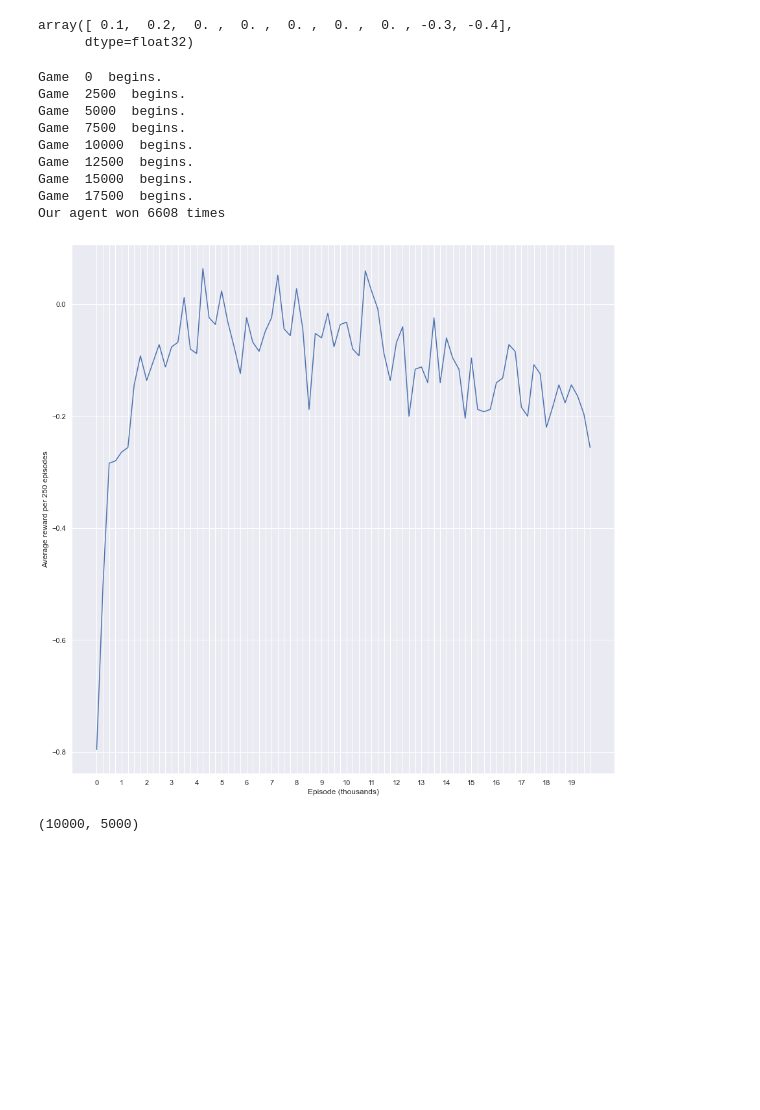
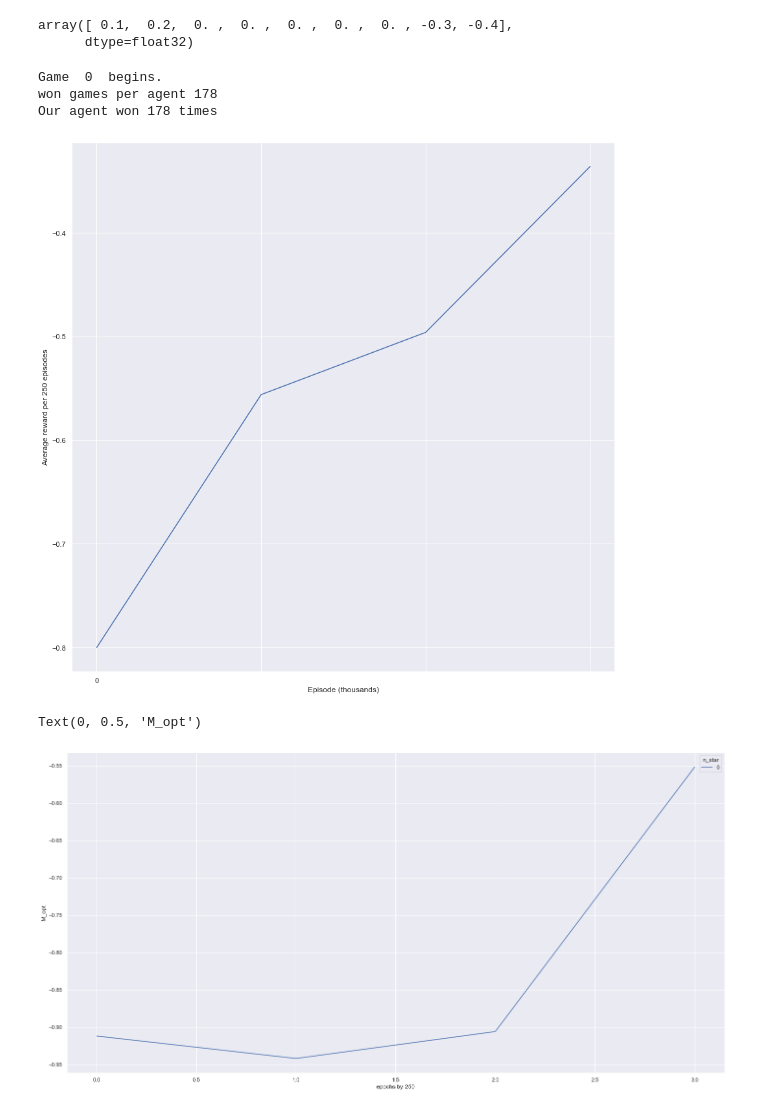
Before and after one commit to jirkalhotka/RL_TicTacToe, a Jupyter notebook: tic_tac_toe_w_res.ipynb, the cells around one changed output. Drawn from its saved outputs; the diff is of its cells as text; code cells hidden in the pictures; blank space fills up the shorter version.

```diff
--- a/tic_tac_toe_w_res.ipynb
+++ b/tic_tac_toe_w_res.ipynb
@@ -1275,42 +1285,64 @@ class DQN_Player(BasePlayer):
 # %%
 import matplotlib.pyplot as plt
 
-q11_epsilon = 0.1 # Chosen because they use this in Q2 so this will allow us to nicely compare
+q11_epsilon = 0.1 # Chosen because they use this in q2 so this will allow us to nicely compare
 
-q11_max_games = 20000
-q11_dqn_player = DQN_Player(env, _epsilon=q11_epsilon)
+q11_max_games = MAX_GAMES_DEFAULT
+q11_dqn_player = DQN_Player(_epsilon=q11_epsilon)
+q11_epoch_size = 250
+q11_rewards = []
 q11_avgs = []
-q11_rewards = []
+q11_M_opt = []
+q11_M_rand = []
 q11_total_wins = 0
 
-for game_epoch in range(q11_max_games//250):
-    if game_epoch % 10 == 0:
-        print('Game ', game_epoch*250, ' begins.')
-    run_rewards = run_n_games_against_opt(_max_games_number=250, _our_player=q11_dqn_player, _opponent_epsilon=0.5, \
+for game_epoch in range(q11_max_games//q11_epoch_size):
+    if game_epoch % 20 == 0:
+        print('Game ', game_epoch*q11_epoch_size, ' begins.')
+
+    # Run 250 games with updating Q-vals and observe reward (exec 2)
+    q11_run_rewards = run_n_games_against_opt(_max_games_number=250, _our_player=q11_dqn_player, _opponent_epsilon=0.5, \
             _our_player_new_game_epsilon=lambda game_number_n: q11_epsilon, _update_q_values=True, _throw_error_on_illegal_moves=False)
-    q11_rewards+=run_rewards
-    q11_avgs.append(np.average(run_rewards))
-    q11_total_wins += sum(1 if rew ==1 else 0 for rew in run_rewards)
+    q11_avgs.append(np.average(q11_run_rewards))
+    q11_rewards += q11_run_rewards
+    q11_total_wins += sum(1 if rew ==1 else 0 for rew in q11_run_rewards)
+
+    # Run 500 games for M_opt calculation
+    q11_M_opt_rewards = run_n_games_against_opt(_max_games_number=500, _our_player=q11_dqn_player, _opponent_epsilon=0, \
+        _our_player_new_game_epsilon=lambda game_number_n: 0, _update_q_values=False, _throw_error_on_illegal_moves=False)
+    q11_M_opt.append(np.average(q11_M_opt_rewards))
+
+
+    # Run 500 games for M_rand calculation
+    M_rand_rewards = run_n_games_against_opt(_max_games_number=500, _our_player=q11_dqn_player, _opponent_epsilon=1, \
+        _our_player_new_game_epsilon=lambda game_number_n: 0, _update_q_values=False, _throw_error_on_illegal_moves=False)
+    q11_M_rand.append(np.average(M_rand_rewards))
+
+print('won games per agent', q11_total_wins)
+
+import matplotlib.pyplot as plt
+import seaborn as sns
+import pandas as pd
 
 print('Our agent won {} times'.format(q11_total_wins))
 plt.figure(figsize=(15,15))
 ax = plt.plot(q11_avgs)
 plt.xticks(ticks=range(len(q11_avgs)), labels=[str(x*250 // 1000) if x*250 % 1000 == 0 else '' for x in range(len(q11_avgs))])
 plt.ylabel('Average reward per 250 episodes')
 plt.xlabel('Episode (thousands)')
 plt.show()
 # %% [output]
 Game  0  begins.
-Game  2500  begins.
-Game  5000  begins.
-Game  7500  begins.
-Game  10000  begins.
-Game  12500  begins.
-Game  15000  begins.
-Game  17500  begins.
-Our agent won 6608 times
+won games per agent 178
+Our agent won 178 times
-[figure, old version]
+[figure, new version]
-# %%
-len(q11_dqn_player._replay_buffer), q11_dqn_player._game_count
-# %% [output]
-(10000, 5000)
+# %%
+q11_M_opt_df = pd.DataFrame(q11_M_opt)
+q11_M_opt_df.index.name = 'epochs by 250'
+q11_M_opt_df.transpose().index.name = 'n_star'
+sns.set(rc={'figure.figsize':(24,12)})
+g = sns.lineplot(data=q11_M_opt_df)
+g.set_ylabel('M_opt')
+# %% [output]
+Text(0, 0.5, 'M_opt')
+[figure, added]
```
Also changed, not shown: parts of 7 cells of this notebook, 1 other file.
